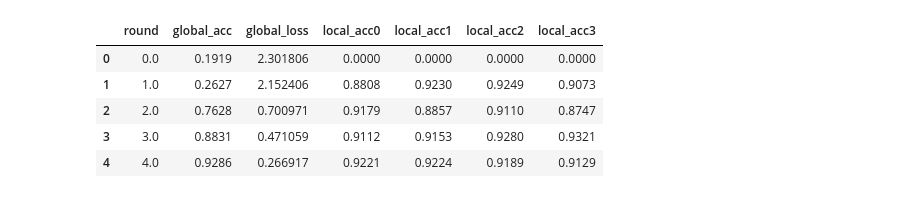
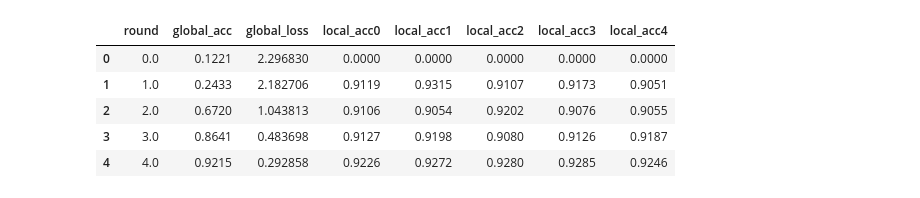
Before and after one commit to kang-ning-code/federate-learning-computing-market, a Jupyter notebook: federate_learning_with_blockchain/client_module/visual.ipynb, the cells around one changed output. Cells and saved outputs as stored; diff of their text form; code cells hidden in the pictures.

```diff
--- a/federate_learning_with_blockchain/client_module/visual.ipynb
+++ b/federate_learning_with_blockchain/client_module/visual.ipynb
@@ -11,15 +23,15 @@ def draw_plot(x,y,xlabel='round',ylabel='acc',aggreagate_method='fed_avg',attack
     plt.show()
 # %%
-PATH = r'.\reports\results\2022-03-06_17-15-06@npart4_lr0.01_bs10_ep4_mnist_2nn.csv'
+PATH = r'.\reports\results\2022-03-07_15-52-16@npart5_lr0.01_bs10_ep5_mnist_2nn_fed_avg.csv'
 df = pd.read_csv(PATH)
 df.head()
 # %% [output]
-|  | round | global_acc | global_loss | local_acc0 | local_acc1 | local_acc2 | local_acc3 |
-| 0 | 0.0 | 0.1919 | 2.301806 | 0.0000 | 0.0000 | 0.0000 | 0.0000 |
-| 1 | 1.0 | 0.2627 | 2.152406 | 0.8808 | 0.9230 | 0.9249 | 0.9073 |
-| 2 | 2.0 | 0.7628 | 0.700971 | 0.9179 | 0.8857 | 0.9110 | 0.8747 |
-| 3 | 3.0 | 0.8831 | 0.471059 | 0.9112 | 0.9153 | 0.9280 | 0.9321 |
-| 4 | 4.0 | 0.9286 | 0.266917 | 0.9221 | 0.9224 | 0.9189 | 0.9129 |
+|  | round | global_acc | global_loss | local_acc0 | local_acc1 | local_acc2 | local_acc3 | local_acc4 |
+| 0 | 0.0 | 0.1221 | 2.296830 | 0.0000 | 0.0000 | 0.0000 | 0.0000 | 0.0000 |
+| 1 | 1.0 | 0.2433 | 2.182706 | 0.9119 | 0.9315 | 0.9107 | 0.9173 | 0.9051 |
+| 2 | 2.0 | 0.6720 | 1.043813 | 0.9106 | 0.9054 | 0.9202 | 0.9076 | 0.9055 |
+| 3 | 3.0 | 0.8641 | 0.483698 | 0.9127 | 0.9198 | 0.9080 | 0.9126 | 0.9187 |
+| 4 | 4.0 | 0.9215 | 0.292858 | 0.9226 | 0.9272 | 0.9280 | 0.9285 | 0.9246 |
 # %%
 draw_plot(df['round'],df['global_acc'],ylabel='global_acc')
 draw_plot(df['round'],df['global_loss'],ylabel='global_loss')
```
Also changed, not shown: parts of 7 cells of this notebook, 9 other files.
